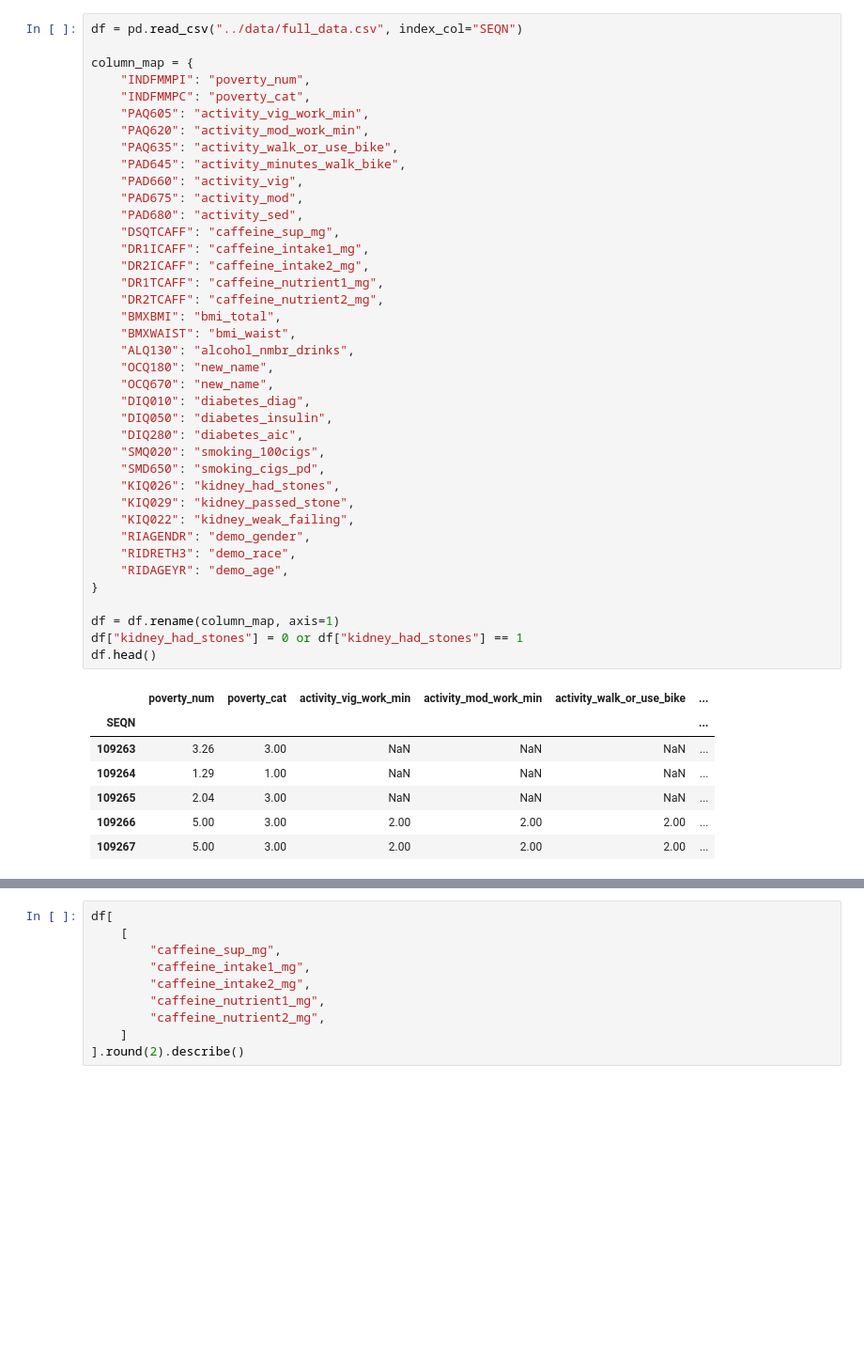
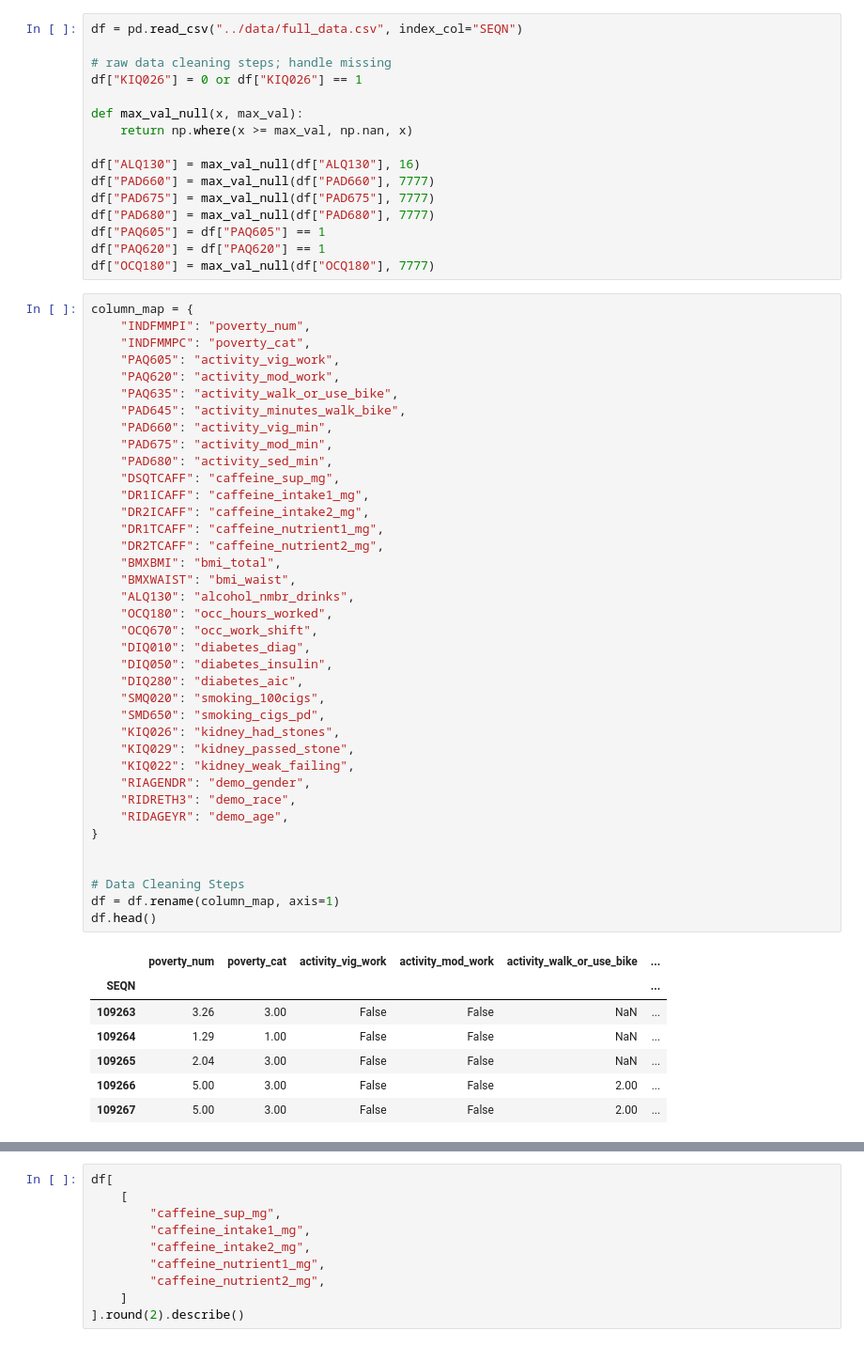
Before and after one commit to mcanearm/YGTBKM, a Jupyter notebook: paper/eda/eda.ipynb, the cells around one changed output, grey strips where cells are left out. Shown at 94% size. Cells and saved outputs as stored; diff of their text form; blank space fills up the shorter version.

```diff
--- a/paper/eda/eda.ipynb
+++ b/paper/eda/eda.ipynb
@@ -14,53 +15,68 @@ import seaborn as sns
 from matplotlib import pyplot as plt
 
 pd.set_option("display.float_format", lambda x: "%.2f" % x)
+# %%
+df = pd.read_csv("../data/full_data.csv", index_col="SEQN")
+
+# raw data cleaning steps; handle missing
+df["KIQ026"] = 0 or df["KIQ026"] == 1
+
+def max_val_null(x, max_val):
+    return np.where(x >= max_val, np.nan, x)
+
+df["ALQ130"] = max_val_null(df["ALQ130"], 16)
+df["PAD660"] = max_val_null(df["PAD660"], 7777)
+df["PAD675"] = max_val_null(df["PAD675"], 7777)
+df["PAD680"] = max_val_null(df["PAD680"], 7777)
+df["PAQ605"] = df["PAQ605"] == 1
+df["PAQ620"] = df["PAQ620"] == 1
+df["OCQ180"] = max_val_null(df["OCQ180"], 7777)
 # %%
-df = pd.read_csv("../data/full_data.csv", index_col="SEQN")
-
 column_map = {
     "INDFMMPI": "poverty_num",
     "INDFMMPC": "poverty_cat",
-    "PAQ605": "activity_vig_work_min",
-    "PAQ620": "activity_mod_work_min",
+    "PAQ605": "activity_vig_work",
+    "PAQ620": "activity_mod_work",
     "PAQ635": "activity_walk_or_use_bike",
     "PAD645": "activity_minutes_walk_bike",
-    "PAD660": "activity_vig",
-    "PAD675": "activity_mod",
-    "PAD680": "activity_sed",
+    "PAD660": "activity_vig_min",
+    "PAD675": "activity_mod_min",
+    "PAD680": "activity_sed_min",
     "DSQTCAFF": "caffeine_sup_mg",
     "DR1ICAFF": "caffeine_intake1_mg",
     "DR2ICAFF": "caffeine_intake2_mg",
     "DR1TCAFF": "caffeine_nutrient1_mg",
     "DR2TCAFF": "caffeine_nutrient2_mg",
     "BMXBMI": "bmi_total",
     "BMXWAIST": "bmi_waist",
     "ALQ130": "alcohol_nmbr_drinks",
-    "OCQ180": "new_name",
-    "OCQ670": "new_name",
+    "OCQ180": "occ_hours_worked",
+    "OCQ670": "occ_work_shift",
     "DIQ010": "diabetes_diag",
     "DIQ050": "diabetes_insulin",
     "DIQ280": "diabetes_aic",
     "SMQ020": "smoking_100cigs",
     "SMD650": "smoking_cigs_pd",
     "KIQ026": "kidney_had_stones",
     "KIQ029": "kidney_passed_stone",
     "KIQ022": "kidney_weak_failing",
     "RIAGENDR": "demo_gender",
     "RIDRETH3": "demo_race",
     "RIDAGEYR": "demo_age",
 }
 
+
+# Data Cleaning Steps
 df = df.rename(column_map, axis=1)
-df["kidney_had_stones"] = 0 or df["kidney_had_stones"] == 1
 df.head()
 # %% [output]
-|  | poverty_num | poverty_cat | activity_vig_work_min | activity_mod_work_min | activity_walk_or_use_bike | ... |
+|  | poverty_num | poverty_cat | activity_vig_work | activity_mod_work | activity_walk_or_use_bike | ... |
 | SEQN |  |  |  |  |  | ... |
-| 109263 | 3.26 | 3.00 | NaN | NaN | NaN | ... |
-| 109264 | 1.29 | 1.00 | NaN | NaN | NaN | ... |
-| 109265 | 2.04 | 3.00 | NaN | NaN | NaN | ... |
-| 109266 | 5.00 | 3.00 | 2.00 | 2.00 | 2.00 | ... |
-| 109267 | 5.00 | 3.00 | 2.00 | 2.00 | 2.00 | ... |
+| 109263 | 3.26 | 3.00 | False | False | NaN | ... |
+| 109264 | 1.29 | 1.00 | False | False | NaN | ... |
+| 109265 | 2.04 | 3.00 | False | False | NaN | ... |
+| 109266 | 5.00 | 3.00 | False | False | 2.00 | ... |
+| 109267 | 5.00 | 3.00 | False | False | 2.00 | ... |
 5 rows × 30 columns
 # %%
 df[
```
Also changed, not shown: parts of 6 cells of this notebook.
